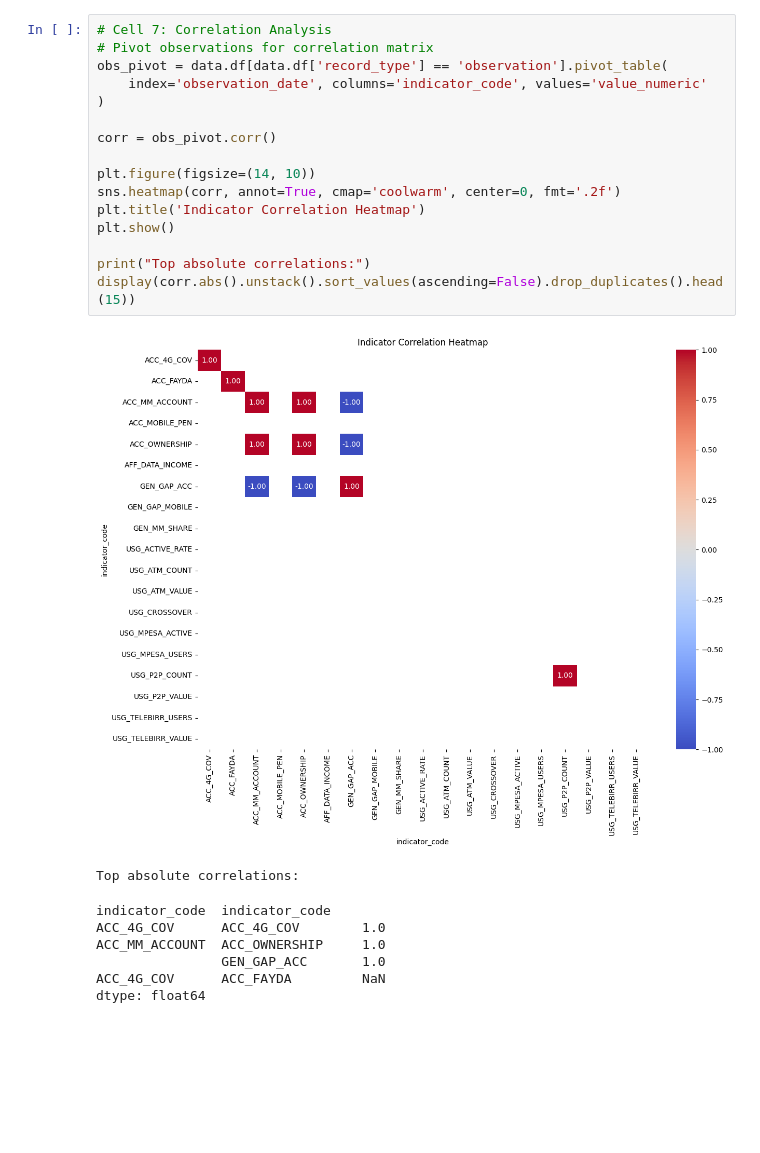
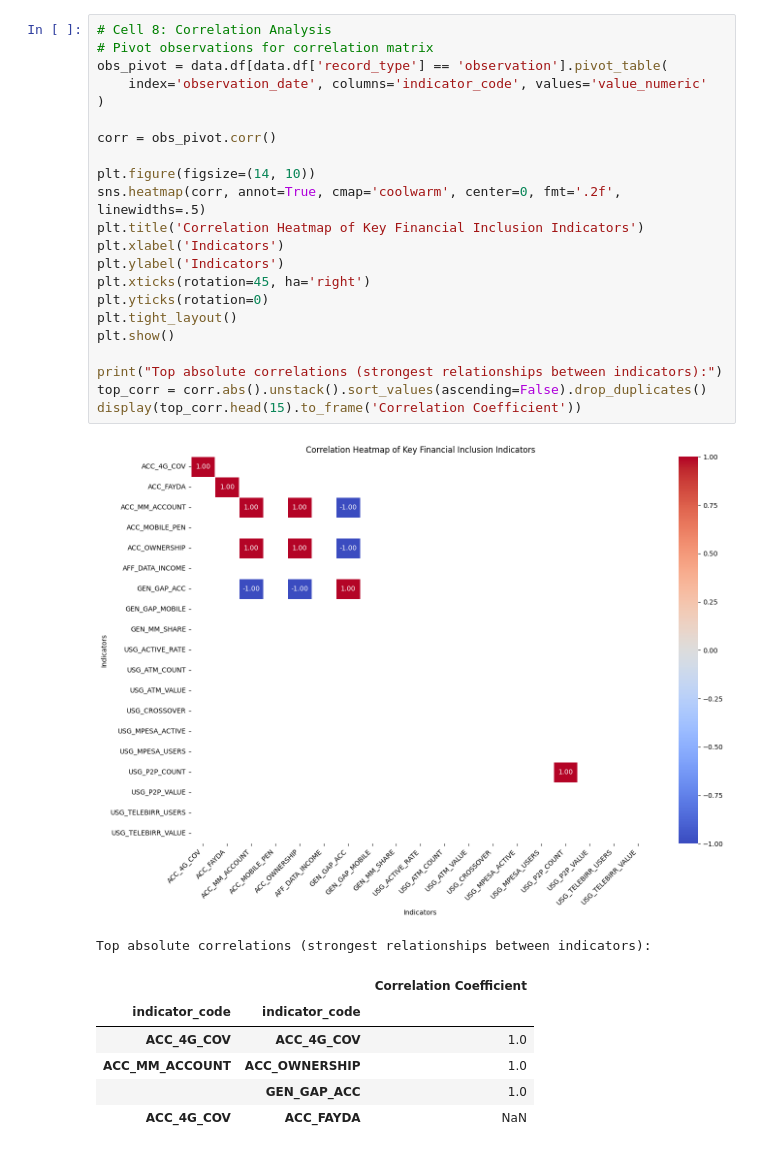
Before and after one commit to gashawbekele06/Week10-ethiopia-fi-forecast, a Jupyter notebook: notebooks/task2_eda.ipynb, the cells around one changed output. Saved outputs shown, nothing was run; the diff lists cells and outputs as text; blank space fills up the shorter version.

```diff
--- a/notebooks/task2_eda.ipynb
+++ b/notebooks/task2_eda.ipynb
@@ -328,25 +286,31 @@ Infrastructure/enabler observations:
 # %%
-# Cell 7: Correlation Analysis
+# Cell 8: Correlation Analysis
 # Pivot observations for correlation matrix
 obs_pivot = data.df[data.df['record_type'] == 'observation'].pivot_table(
     index='observation_date', columns='indicator_code', values='value_numeric'
 )
 
 corr = obs_pivot.corr()
 
 plt.figure(figsize=(14, 10))
-sns.heatmap(corr, annot=True, cmap='coolwarm', center=0, fmt='.2f')
-plt.title('Indicator Correlation Heatmap')
+sns.heatmap(corr, annot=True, cmap='coolwarm', center=0, fmt='.2f', linewidths=.5)
+plt.title('Correlation Heatmap of Key Financial Inclusion Indicators')
+plt.xlabel('Indicators')
+plt.ylabel('Indicators')
+plt.xticks(rotation=45, ha='right')
+plt.yticks(rotation=0)
+plt.tight_layout()
 plt.show()
 
-print("Top absolute correlations:")
-display(corr.abs().unstack().sort_values(ascending=False).drop_duplicates().head(15))
+print("Top absolute correlations (strongest relationships between indicators):")
+top_corr = corr.abs().unstack().sort_values(ascending=False).drop_duplicates()
+display(top_corr.head(15).to_frame('Correlation Coefficient'))
 # %% [output]
-[figure, old version]
+[figure, new version]
-Top absolute correlations:
+Top absolute correlations (strongest relationships between indicators):
-indicator_code  indicator_code
-ACC_4G_COV      ACC_4G_COV        1.0
-ACC_MM_ACCOUNT  ACC_OWNERSHIP     1.0
-                GEN_GAP_ACC       1.0
-ACC_4G_COV      ACC_FAYDA         NaN
-dtype: float64
+|  |  | Correlation Coefficient |
+| indicator_code | indicator_code |  |
+| ACC_4G_COV | ACC_4G_COV | 1.0 |
+| ACC_MM_ACCOUNT | ACC_OWNERSHIP | 1.0 |
+|  | GEN_GAP_ACC | 1.0 |
+| ACC_4G_COV | ACC_FAYDA | NaN |
```
Also changed, not shown: parts of 10 cells of this notebook.
